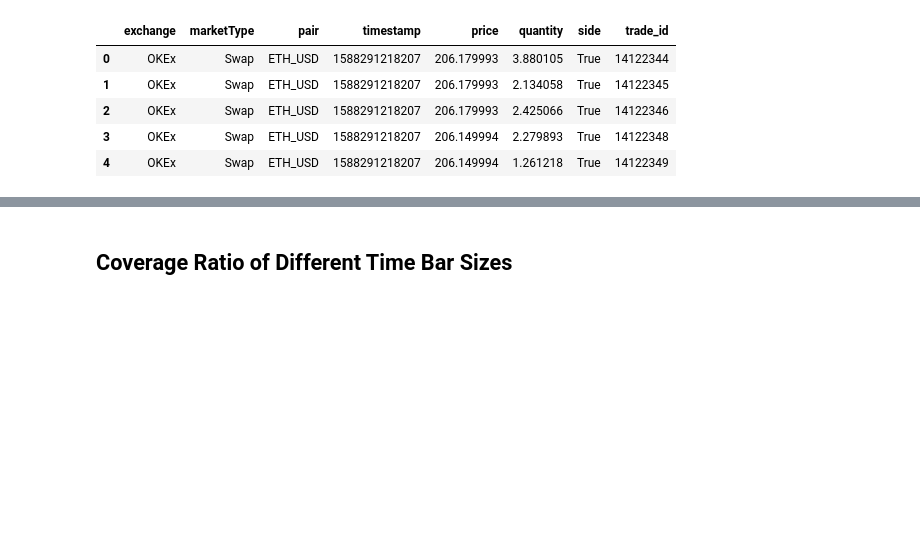
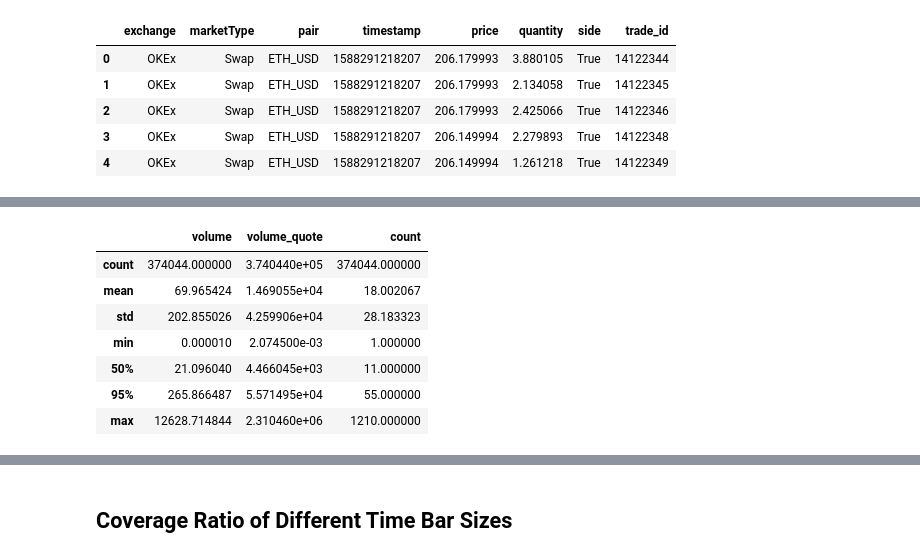
Before and after one commit to soulmachine/crypto-notebooks, a Jupyter notebook: analysis/time-bar-coverage-ratio.ipynb, the cells around one changed output, grey strips where cells are left out. Cells and saved outputs as stored; diff of their text form; code cells hidden in the pictures; blank space fills up the shorter version.

```diff
--- a/analysis/time-bar-coverage-ratio.ipynb
+++ b/analysis/time-bar-coverage-ratio.ipynb
@@ -76,0 +157,11 @@ read_csv(get_csv_file(*ETH_PAIRS[-1])).head()
+# %%
+eth_binance_time_bars[['volume', 'volume_quote', 'count']].describe([0.5, 0.95])
+# %% [output]
+|  | volume | volume_quote | count |
+| count | 374044.000000 | 3.740440e+05 | 374044.000000 |
+| mean | 69.965424 | 1.469055e+04 | 18.002067 |
+| std | 202.855026 | 4.259906e+04 | 28.183323 |
+| min | 0.000010 | 2.074500e-03 | 1.000000 |
+| 50% | 21.096040 | 4.466045e+03 | 11.000000 |
+| 95% | 265.866487 | 5.571495e+04 | 55.000000 |
+| max | 12628.714844 | 2.310460e+06 | 1210.000000 |
```
Also changed, not shown: parts of 13 cells of this notebook.
